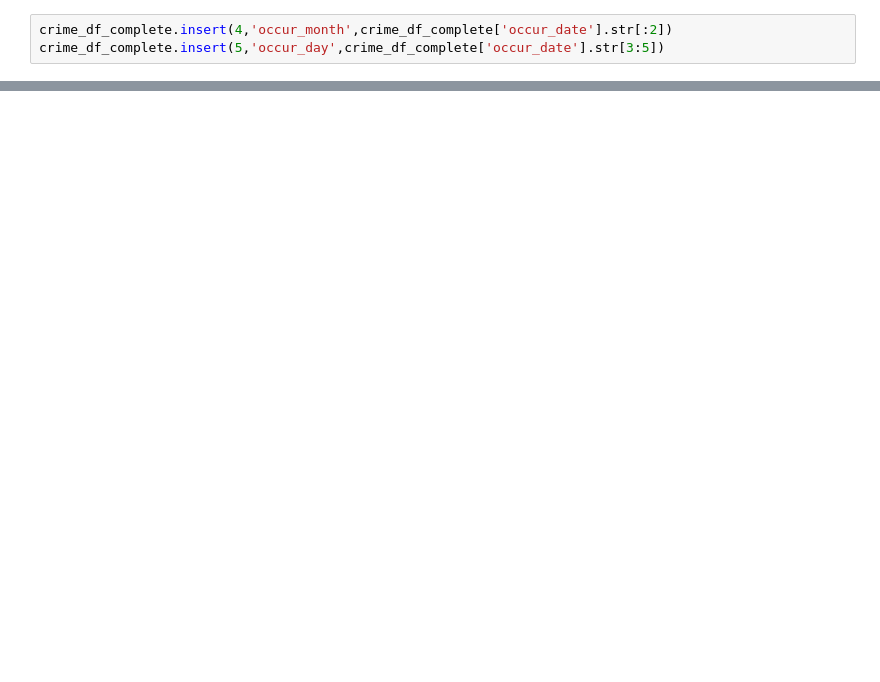
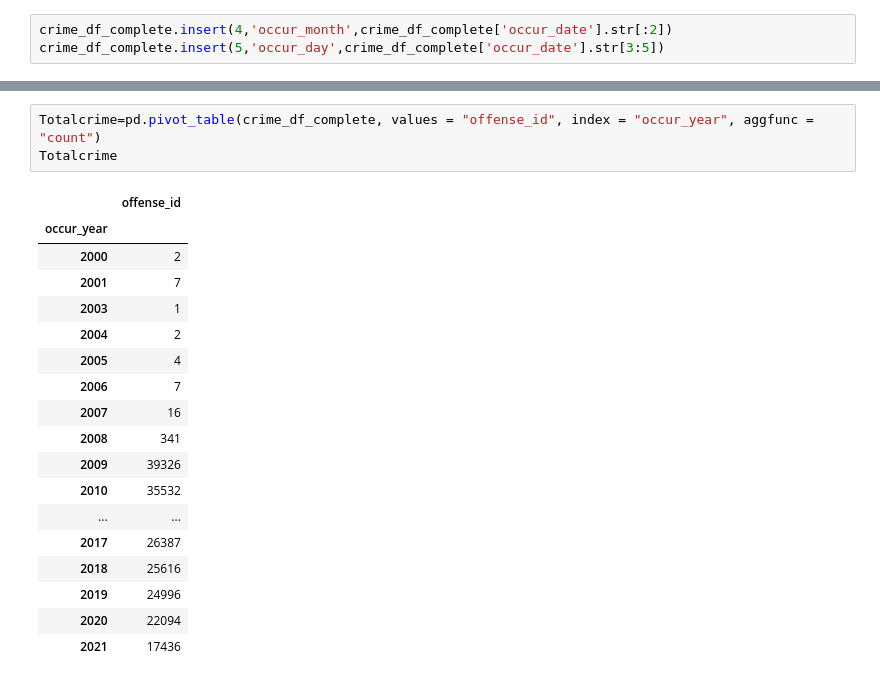
Before and after one commit to iiiramal/project-1-team-4, a Jupyter notebook: project-1-team-4.ipynb, the cells around one changed output, grey strips where cells are left out. Cells and saved outputs as stored; diff of their text form; blank space fills up the shorter version.

```diff
--- a/project-1-team-4.ipynb
+++ b/project-1-team-4.ipynb
@@ -106,0 +247,22 @@ county_cases.head()
+# %%
+Totalcrime=pd.pivot_table(crime_df_complete, values = "offense_id", index = "occur_year", aggfunc = "count")
+Totalcrime
+# %% [output]
+|  | offense_id |
+| occur_year |  |
+| 2000 | 2 |
+| 2001 | 7 |
+| 2003 | 1 |
+| 2004 | 2 |
+| 2005 | 4 |
+| 2006 | 7 |
+| 2007 | 16 |
+| 2008 | 341 |
+| 2009 | 39326 |
+| 2010 | 35532 |
+| ... | ... |
+| 2017 | 26387 |
+| 2018 | 25616 |
+| 2019 | 24996 |
+| 2020 | 22094 |
+| 2021 | 17436 |
```
Also changed, not shown: parts of 18 cells of this notebook.
